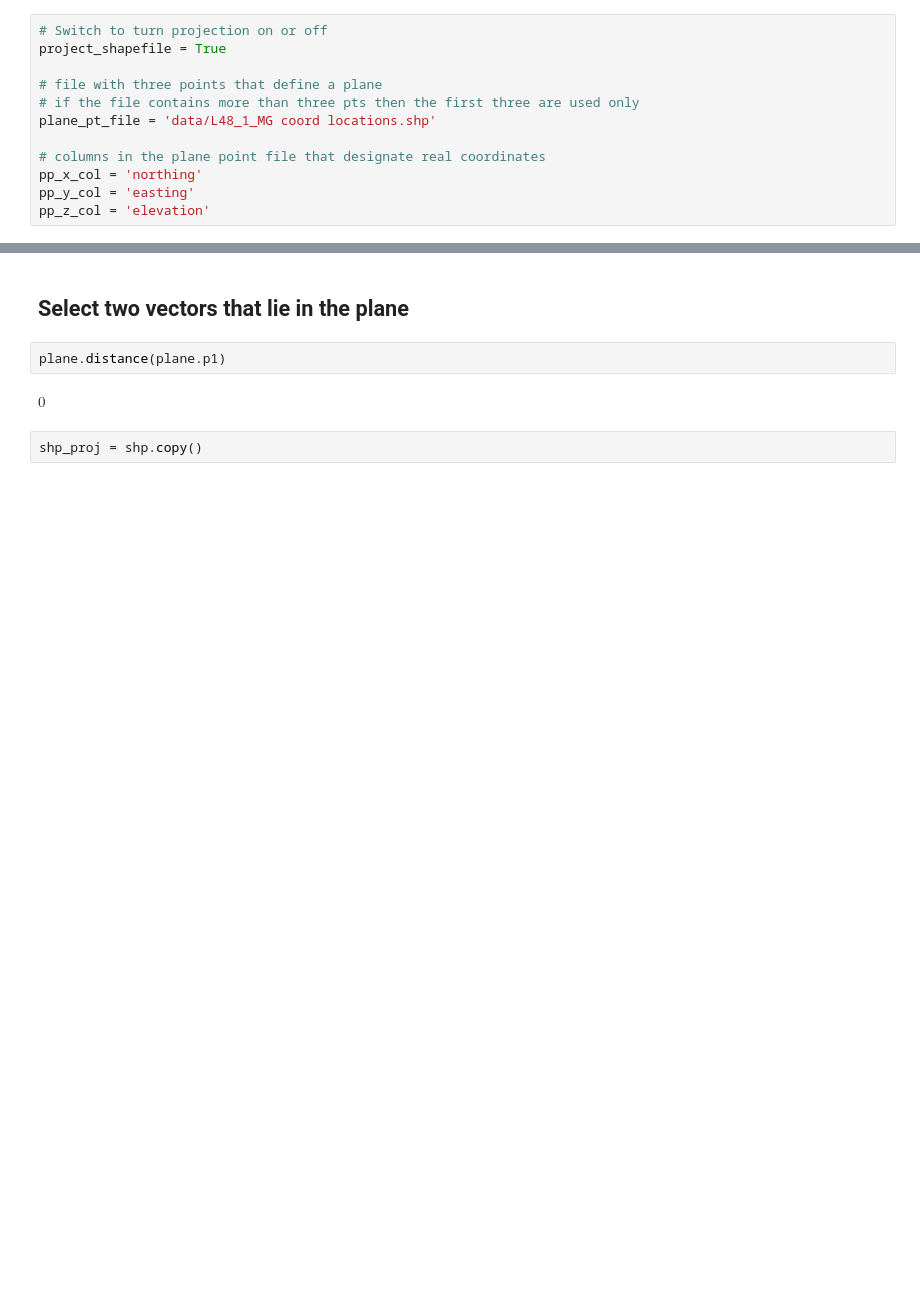
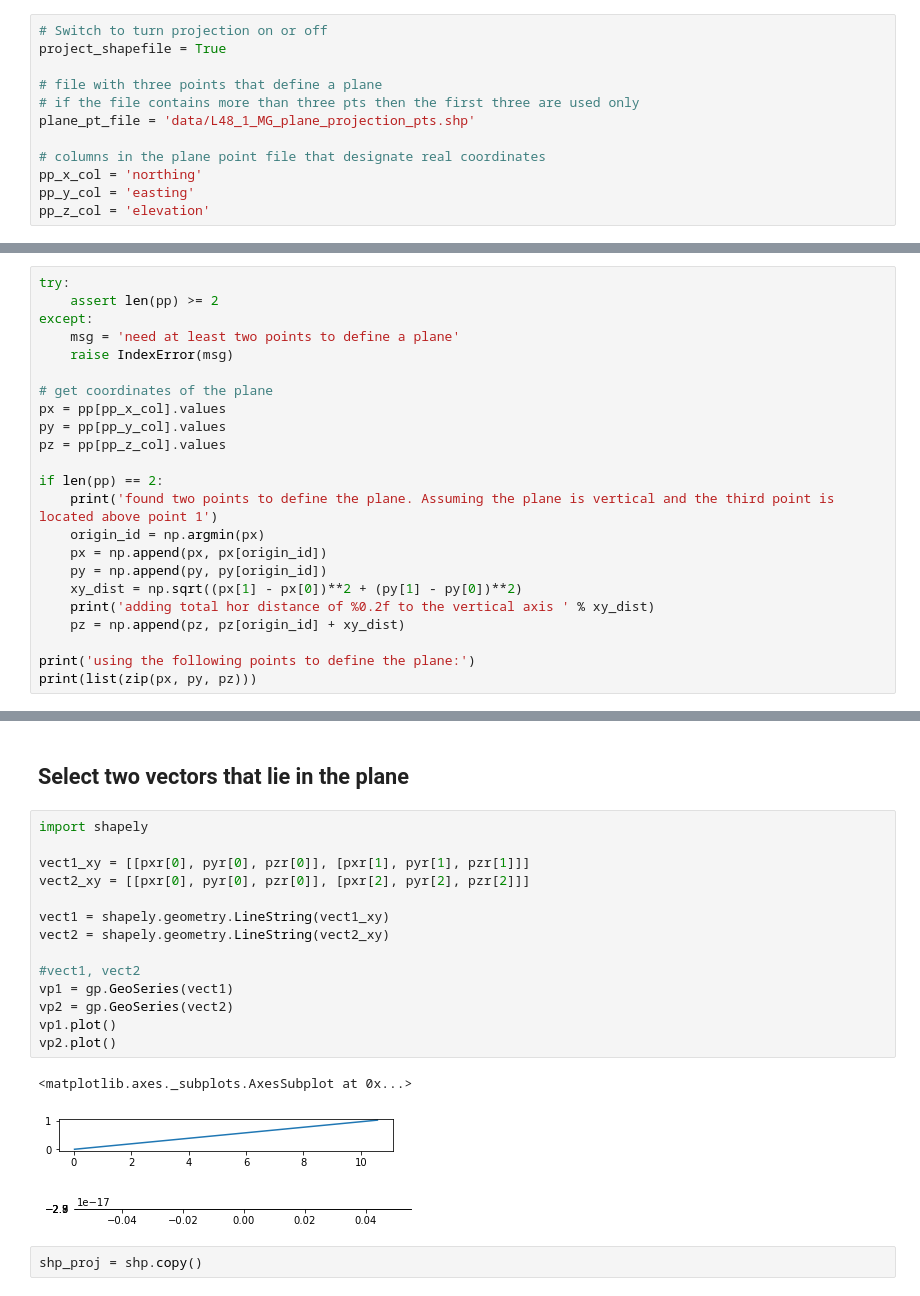
Before and after one commit to ElcoLuijendijk/georef_fracture_traces, a Jupyter notebook: georef_shapefiles.ipynb, the cells around one changed output, grey strips where cells are left out. Cells and saved outputs as stored; diff of their text form; blank space fills up the shorter version.

```diff
--- a/georef_shapefiles.ipynb
+++ b/georef_shapefiles.ipynb
@@ -44,7 +49,7 @@ project_shapefile = True
 
 # file with three points that define a plane
 # if the file contains more than three pts then the first three are used only
-plane_pt_file = 'data/L48_1_MG coord locations.shp'
+plane_pt_file = 'data/L48_1_MG_plane_projection_pts.shp'
 
 # columns in the plane point file that designate real coordinates
 pp_x_col = 'northing'
@@ -261,0 +414,23 @@ pp = gp.read_file(plane_pt_file)
+# %%
+try:
+    assert len(pp) >= 2
+except:
+    msg = 'need at least two points to define a plane'
+    raise IndexError(msg)
+
+# get coordinates of the plane
+px = pp[pp_x_col].values
+py = pp[pp_y_col].values
+pz = pp[pp_z_col].values
+
+if len(pp) == 2:
+    print('found two points to define the plane. Assuming the plane is vertical and the third point is located above point 1')
+    origin_id = np.argmin(px)
+    px = np.append(px, px[origin_id])
+    py = np.append(py, py[origin_id])
+    xy_dist = np.sqrt((px[1] - px[0])**2 + (py[1] - py[0])**2)
+    print('adding total hor distance of %0.2f to the vertical axis ' % xy_dist)
+    pz = np.append(pz, pz[origin_id] + xy_dist)
+
+print('using the following points to define the plane:')
+print(list(zip(px, py, pz)))
@@ -306,8 +504,22 @@ simplified eq. of the plane = -10.205 z + 2.018x + 43.748 y + -14.129
 # %% [markdown]
 ## Select two vectors that lie in the plane
-# %%
-plane.distance(plane.p1)
-# %% [output]
-$\displaystyle 0$
+# %%
+import shapely
+
+vect1_xy = [[pxr[0], pyr[0], pzr[0]], [pxr[1], pyr[1], pzr[1]]]
+vect2_xy = [[pxr[0], pyr[0], pzr[0]], [pxr[2], pyr[2], pzr[2]]]
+
+vect1 = shapely.geometry.LineString(vect1_xy)
+vect2 = shapely.geometry.LineString(vect2_xy)
+
+#vect1, vect2
+vp1 = gp.GeoSeries(vect1)
+vp2 = gp.GeoSeries(vect2)
+vp1.plot()
+vp2.plot()
+# %% [output]
+<matplotlib.axes._subplots.AxesSubplot at 0x...>
+[figure, added]
+[figure, added]
 # %%
 shp_proj = shp.copy()
```
Also changed, not shown: parts of 27 cells of this notebook, 29 other files.
